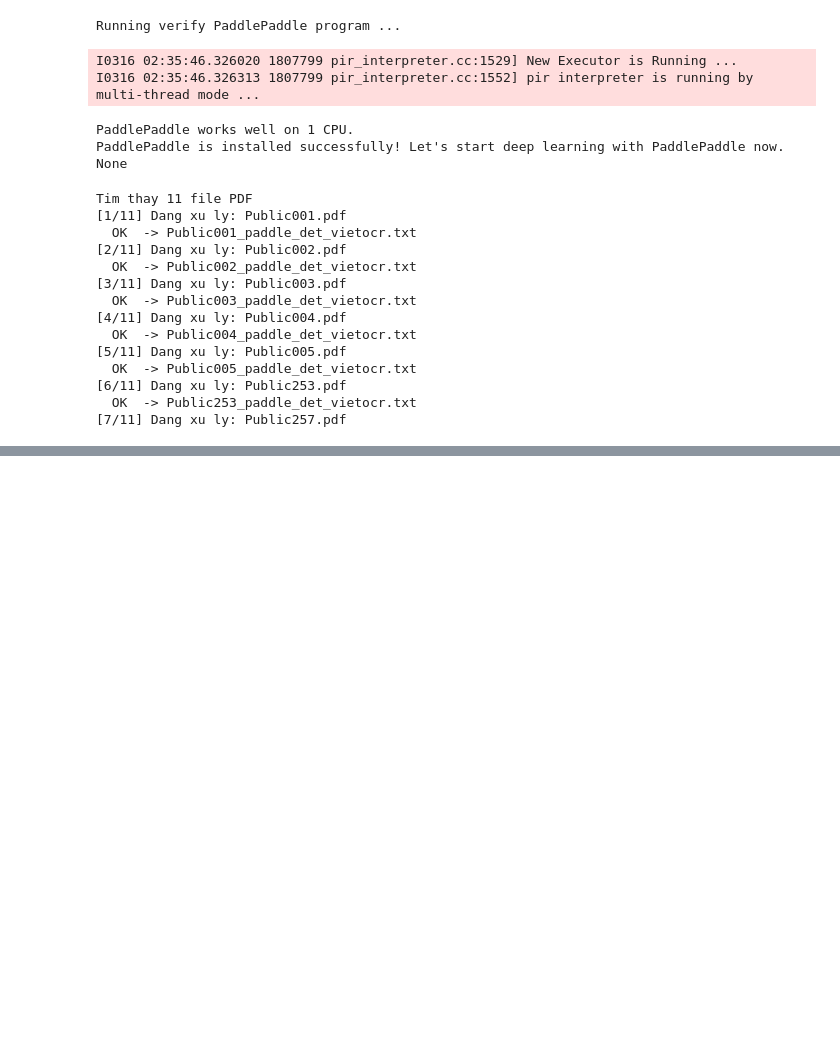
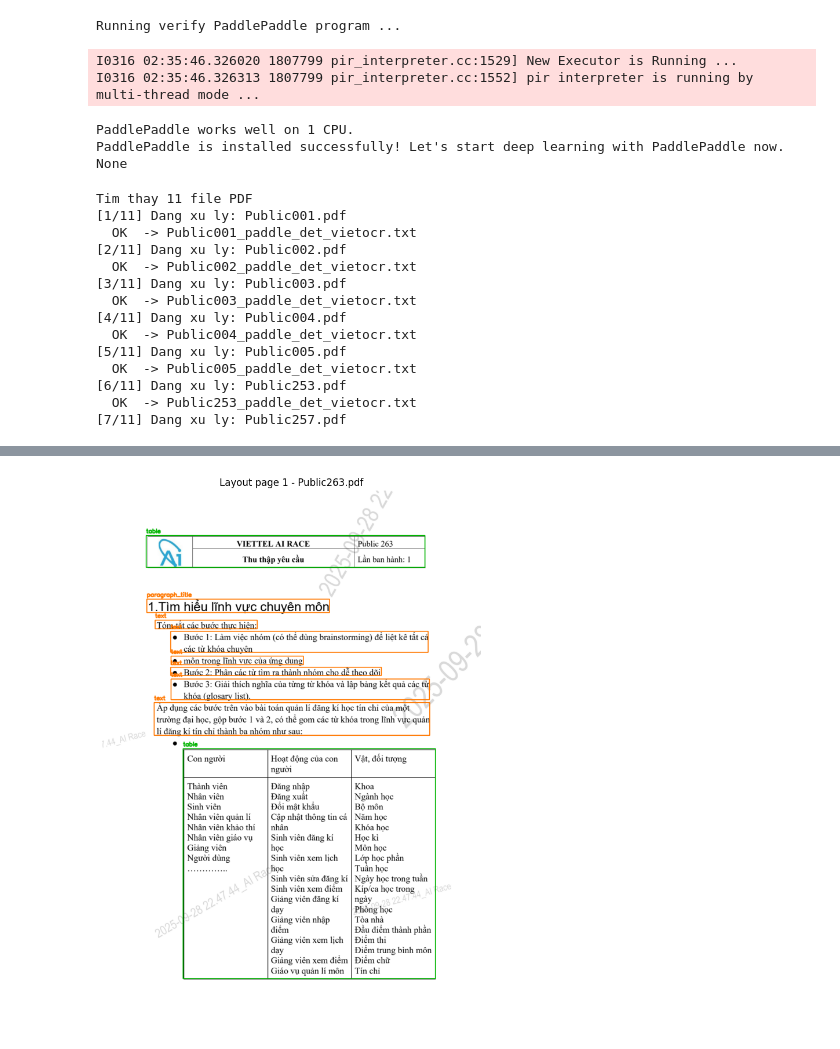
Before and after one commit to Huyzilla/OCR-pipeline, a Jupyter notebook: test.ipynb, the cells around one changed output, grey strips where cells are left out. Saved outputs shown, nothing was run; the diff lists cells and outputs as text; code cells hidden in the pictures; blank space fills up the shorter version.

```diff
--- a/test.ipynb
+++ b/test.ipynb
@@ -232,0 +296,77 @@ Markdown tung trang nam o: /media/data3/users/huytq/huy/outputs_ppstructurev3_md
+# %%
+from pathlib import Path
+from collections import Counter
+
+import cv2
+import matplotlib.pyplot as plt
+import pypdfium2 as pdfium
+
+from paddleocr import PPStructureV3
+
+BASE_DIR = Path.cwd()
+PDF_PATH = BASE_DIR / "data" / "Public263.pdf"  # doi file neu can
+
+if not PDF_PATH.exists():
+    raise FileNotFoundError(f"Khong tim thay file: {PDF_PATH}")
+
+# 1) Render duy nhat trang dau tien cua PDF
+pdf = pdfium.PdfDocument(str(PDF_PATH))
+page0 = pdf[0]
+bitmap = page0.render(scale=2.0)
+pil_img = bitmap.to_pil()
+page_img_bgr = cv2.cvtColor(cv2.cvtColor(__import__('numpy').array(pil_img), cv2.COLOR_RGB2BGR), cv2.COLOR_BGR2RGB)
+# page_img_bgr o dong tren thuc te dang RGB sau khi doi 2 lan, nen doi lai BGR de ve bang cv2
+page_img_bgr = cv2.cvtColor(page_img_bgr, cv2.COLOR_RGB2BGR)
+
+# 2) Chi chay layout parsing cho trang nay
+layout_pipe = PPStructureV3(
+    lang="vi",
+    device="cpu",
+    enable_mkldnn=False,
+    enable_cinn=False,
+    use_doc_orientation_classify=False,
+    use_doc_unwarping=False,
+    use_textline_orientation=False,
+    use_table_recognition=False,
+    use_formula_recognition=False,
+    use_seal_recognition=False,
+    use_chart_recognition=False,
+    use_region_detection=False,
+)
+
+res = layout_pipe.predict(page_img_bgr)
+page_res = res[0]
+blocks = page_res.get("parsing_res_list", [])
+
+# 3) Ve bounding box len anh
+canvas = page_img_bgr.copy()
+label_counter = Counter()
+for b in blocks:
+    label = getattr(b, "label", "unknown")
+    x1, y1, x2, y2 = map(int, getattr(b, "bbox", [0, 0, 0, 0]))
+    label_counter[label] += 1
+
+    color = (0, 180, 0) if label == "table" else (0, 120, 255)
+    cv2.rectangle(canvas, (x1, y1), (x2, y2), color, 2)
+    cv2.putText(
+        canvas,
+        label,
+        (x1, max(y1 - 8, 20)),
+        cv2.FONT_HERSHEY_SIMPLEX,
+        0.6,
+        color,
+        2,
+        cv2.LINE_AA,
+    )
+
+print(f"So block trang 1: {len(blocks)}")
+print("Thong ke label:")
+for label, count in label_counter.most_common():
+    print(f"- {label}: {count}")
+
+plt.figure(figsize=(18, 12))
+plt.imshow(cv2.cvtColor(canvas, cv2.COLOR_BGR2RGB))
+plt.title(f"Layout page 1 - {PDF_PATH.name}")
+plt.axis("off")
+plt.show()
+# %% [output]
@@ -232,0 +395 @@ Markdown tung trang nam o: /media/data3/users/huytq/huy/outputs_ppstructurev3_md
+[figure, added]
```
Also changed, not shown: parts of 5 cells of this notebook, 18 other files.
